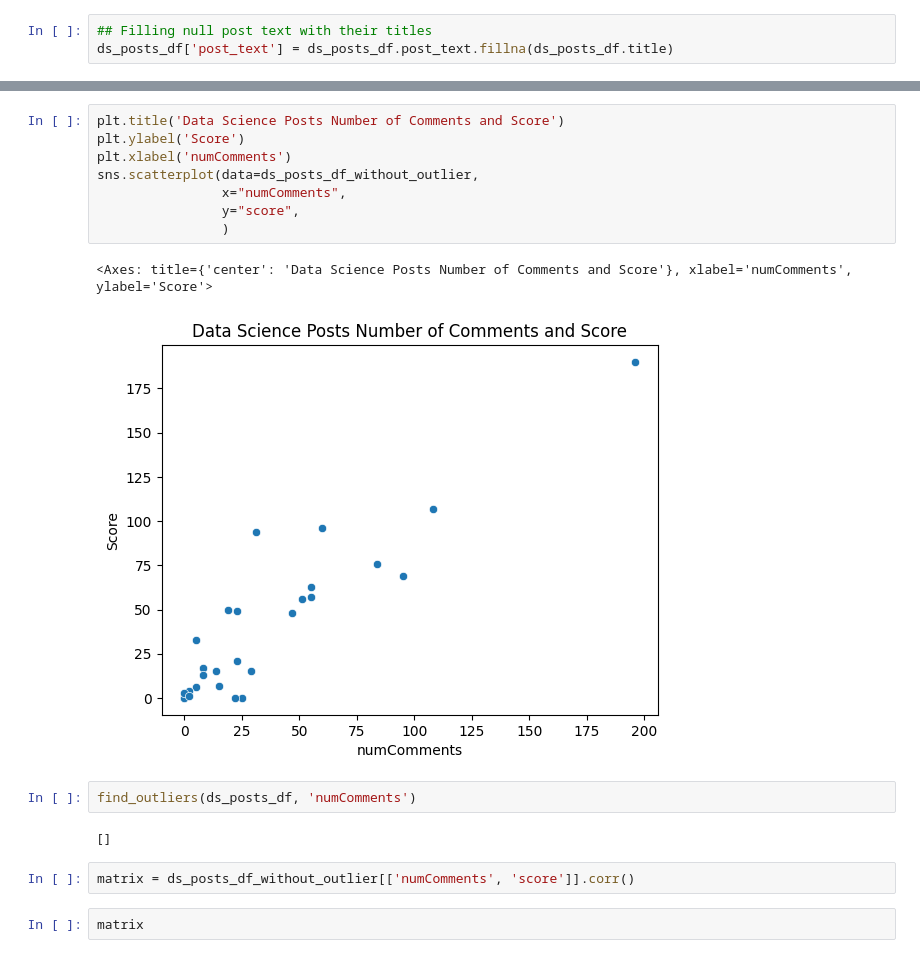
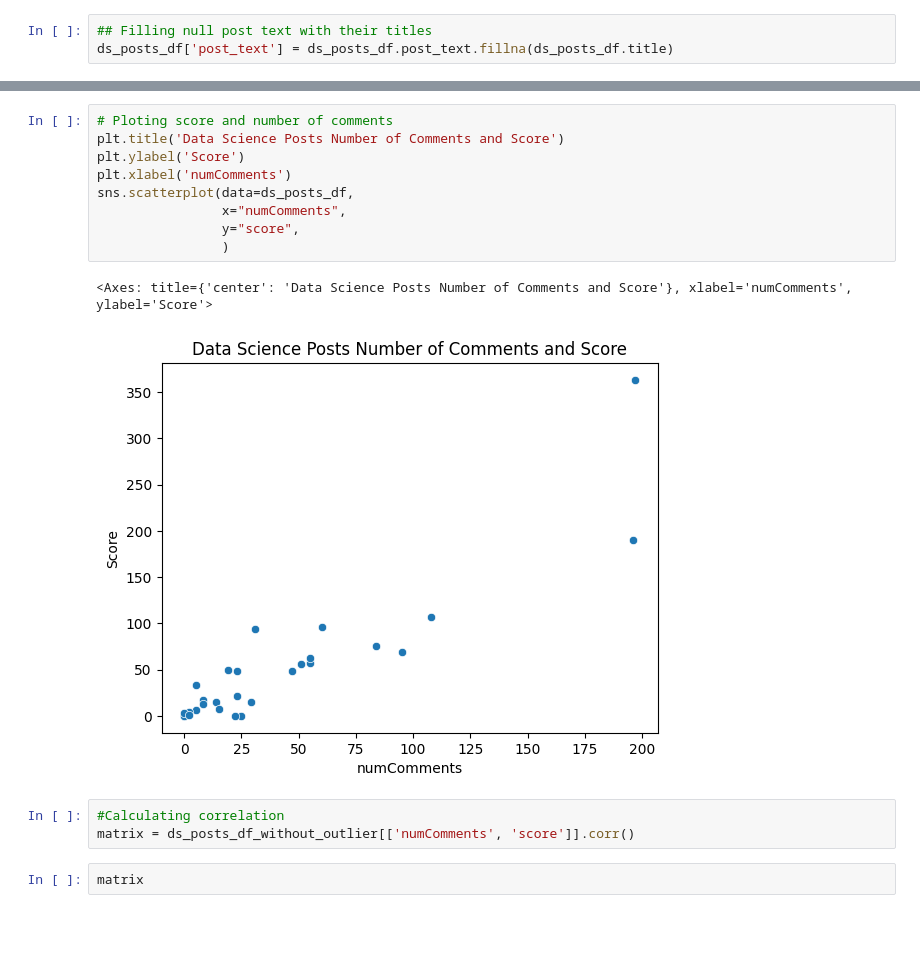
Before and after one commit to AslihanYoldas/Data-Science-reddit-api-project-Ada-lovelace-academy, a Jupyter notebook: main.ipynb, the cells around one changed output, grey strips where cells are left out. Drawn from its saved outputs; the diff is of its cells as text; blank space fills up the shorter version.

```diff
--- a/main.ipynb
+++ b/main.ipynb
@@ -630,21 +498,19 @@ sns.histplot(data=ds_posts_df, x='numComments', bins=3,  kde=True, color='maroon
 <Axes: title={'center': 'Data Science Posts Number of Comments'}, xlabel='Number of Comments', ylabel='Count'>
 [figure]
 # %%
+# Ploting score and number of comments
 plt.title('Data Science Posts Number of Comments and Score')
 plt.ylabel('Score')
 plt.xlabel('numComments')
-sns.scatterplot(data=ds_posts_df_without_outlier,
+sns.scatterplot(data=ds_posts_df,
                 x="numComments",
                 y="score",
                 )
 # %% [output]
 <Axes: title={'center': 'Data Science Posts Number of Comments and Score'}, xlabel='numComments', ylabel='Score'>
-[figure, old version]
+[figure, new version]
-# %%
-find_outliers(ds_posts_df, 'numComments')
-# %% [output]
-[]
 # %%
+#Calculating correlation
 matrix = ds_posts_df_without_outlier[['numComments', 'score']].corr()
 # %%
 matrix
```
Also changed, not shown: parts of 79 cells of this notebook.
